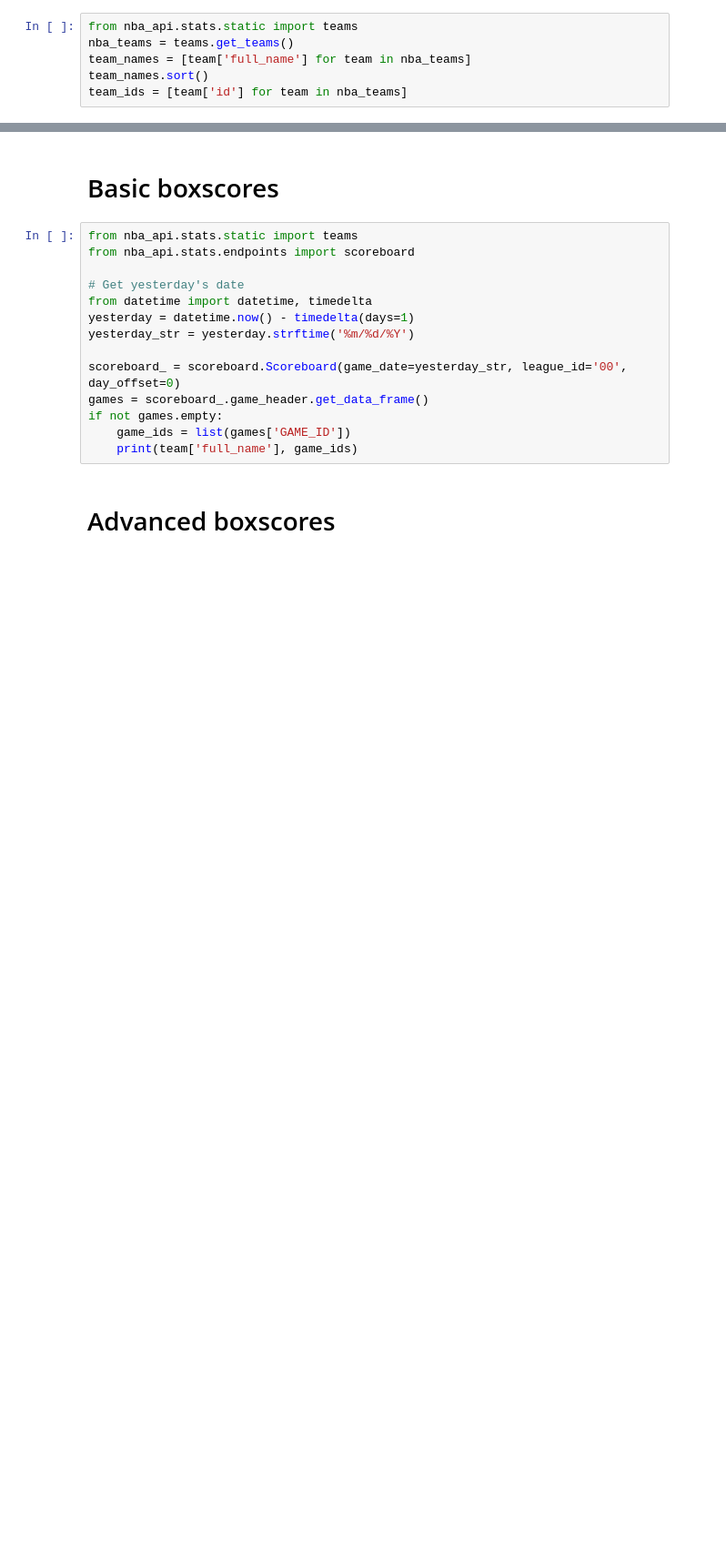
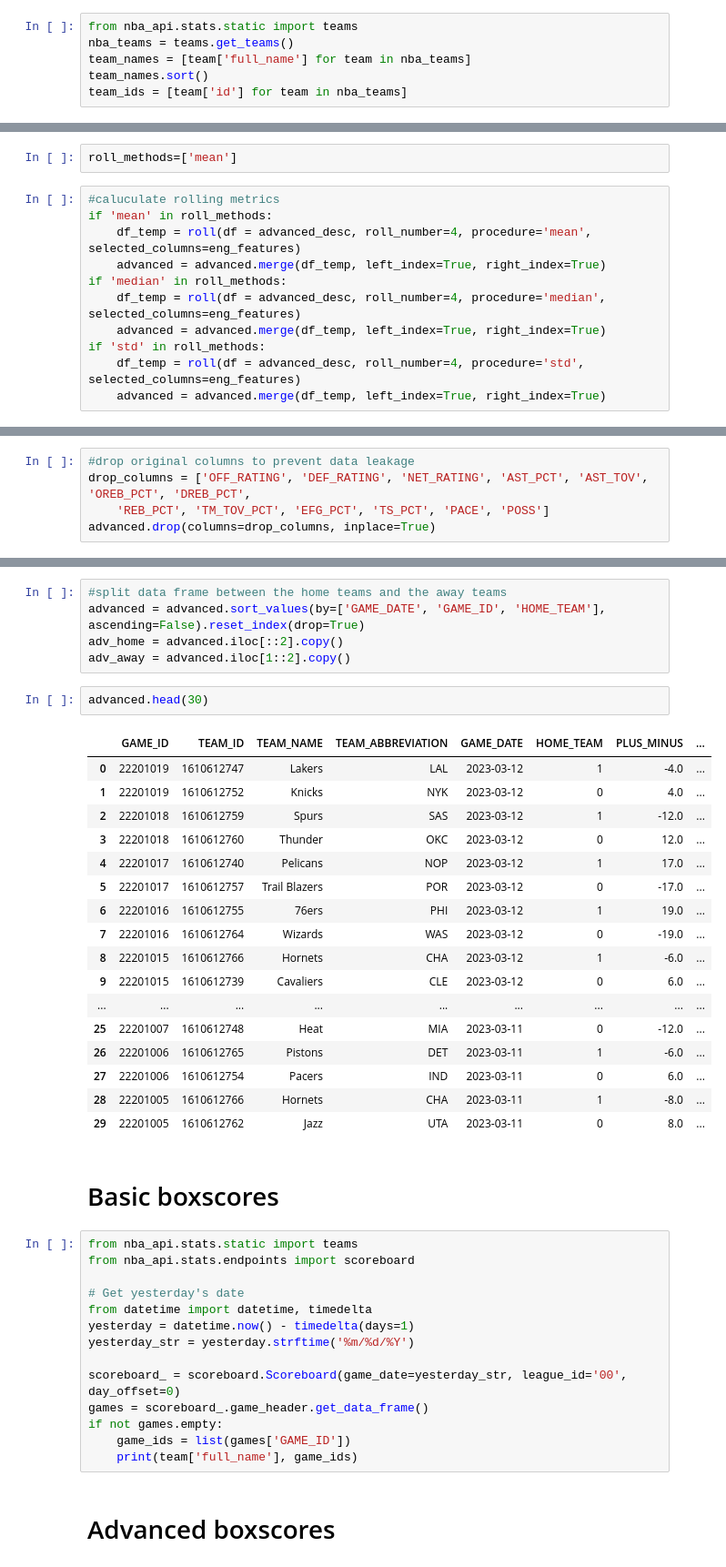
Before and after one commit to alecmatt5/nba_betting_analysis, a Jupyter notebook: backend/notebooks/production_test_julia.ipynb, the cells around one changed output, grey strips where cells are left out. Shown at 91% size. Cells and saved outputs as stored; diff of their text form; blank space fills up the shorter version.

Commit message:
worked on today's nba  games

```diff
--- a/backend/notebooks/production_test_julia.ipynb
+++ b/backend/notebooks/production_test_julia.ipynb
@@ -70,0 +215,13 @@ checkbox_values = {
+# %%
+roll_methods=['mean']
+# %%
+#caluculate rolling metrics
+if 'mean' in roll_methods:
+    df_temp = roll(df = advanced_desc, roll_number=4, procedure='mean', selected_columns=eng_features)
+    advanced = advanced.merge(df_temp, left_index=True, right_index=True)
+if 'median' in roll_methods:
+    df_temp = roll(df = advanced_desc, roll_number=4, procedure='median', selected_columns=eng_features)
+    advanced = advanced.merge(df_temp, left_index=True, right_index=True)
+if 'std' in roll_methods:
+    df_temp = roll(df = advanced_desc, roll_number=4, procedure='std', selected_columns=eng_features)
+    advanced = advanced.merge(df_temp, left_index=True, right_index=True)
@@ -70,0 +244,5 @@ checkbox_values = {
+# %%
+#drop original columns to prevent data leakage
+drop_columns = ['OFF_RATING', 'DEF_RATING', 'NET_RATING', 'AST_PCT', 'AST_TOV', 'OREB_PCT', 'DREB_PCT',
+    'REB_PCT', 'TM_TOV_PCT', 'EFG_PCT', 'TS_PCT', 'PACE', 'POSS']
+advanced.drop(columns=drop_columns, inplace=True)
@@ -71,3 +265,28 @@ checkbox_values = {
+# %%
+#split data frame between the home teams and the away teams
+advanced = advanced.sort_values(by=['GAME_DATE', 'GAME_ID', 'HOME_TEAM'], ascending=False).reset_index(drop=True)
+adv_home = advanced.iloc[::2].copy()
+adv_away = advanced.iloc[1::2].copy()
+# %%
+advanced.head(30)
+# %% [output]
+|  | GAME_ID | TEAM_ID | TEAM_NAME | TEAM_ABBREVIATION | GAME_DATE | HOME_TEAM | PLUS_MINUS | ... |
+| 0 | 22201019 | 1610612747 | Lakers | LAL | 2023-03-12 | 1 | -4.0 | ... |
+| 1 | 22201019 | 1610612752 | Knicks | NYK | 2023-03-12 | 0 | 4.0 | ... |
+| 2 | 22201018 | 1610612759 | Spurs | SAS | 2023-03-12 | 1 | -12.0 | ... |
+| 3 | 22201018 | 1610612760 | Thunder | OKC | 2023-03-12 | 0 | 12.0 | ... |
+| 4 | 22201017 | 1610612740 | Pelicans | NOP | 2023-03-12 | 1 | 17.0 | ... |
+| 5 | 22201017 | 1610612757 | Trail Blazers | POR | 2023-03-12 | 0 | -17.0 | ... |
+| 6 | 22201016 | 1610612755 | 76ers | PHI | 2023-03-12 | 1 | 19.0 | ... |
+| 7 | 22201016 | 1610612764 | Wizards | WAS | 2023-03-12 | 0 | -19.0 | ... |
+| 8 | 22201015 | 1610612766 | Hornets | CHA | 2023-03-12 | 1 | -6.0 | ... |
+| 9 | 22201015 | 1610612739 | Cavaliers | CLE | 2023-03-12 | 0 | 6.0 | ... |
+| ... | ... | ... | ... | ... | ... | ... | ... | ... |
+| 25 | 22201007 | 1610612748 | Heat | MIA | 2023-03-11 | 0 | -12.0 | ... |
+| 26 | 22201006 | 1610612765 | Pistons | DET | 2023-03-11 | 1 | -6.0 | ... |
+| 27 | 22201006 | 1610612754 | Pacers | IND | 2023-03-11 | 0 | 6.0 | ... |
+| 28 | 22201005 | 1610612766 | Hornets | CHA | 2023-03-11 | 1 | -8.0 | ... |
+| 29 | 22201005 | 1610612762 | Jazz | UTA | 2023-03-11 | 0 | 8.0 | ... |
 # %% [markdown]
 # Basic boxscores
 # %%
```
Also changed, not shown: parts of 42 cells of this notebook, 3 other files.
